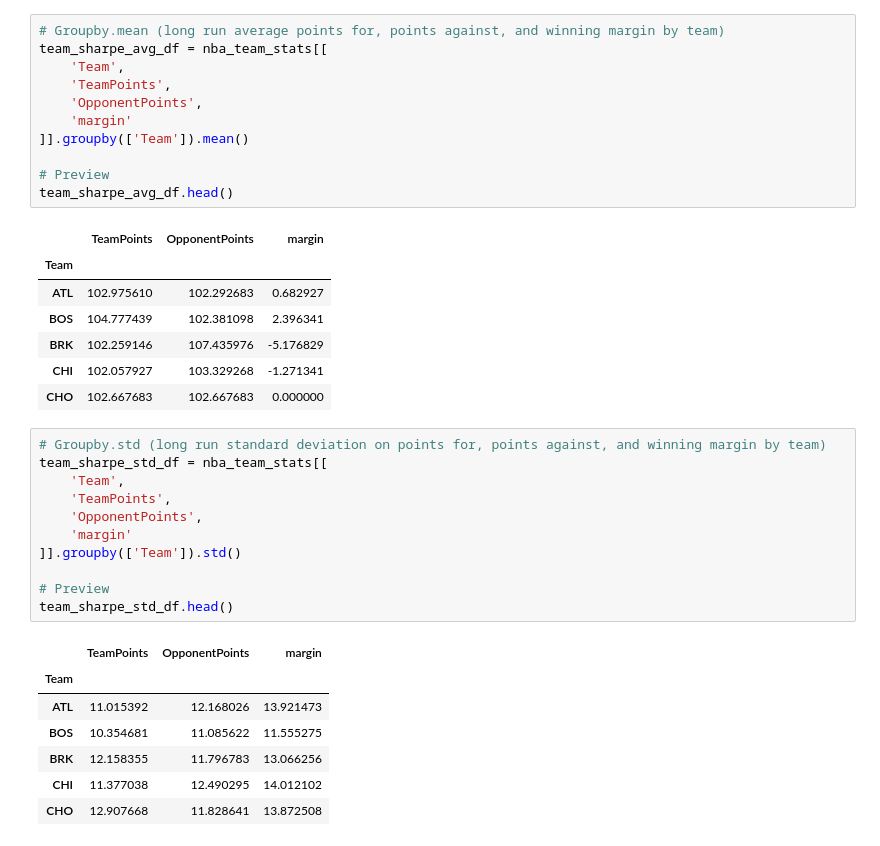
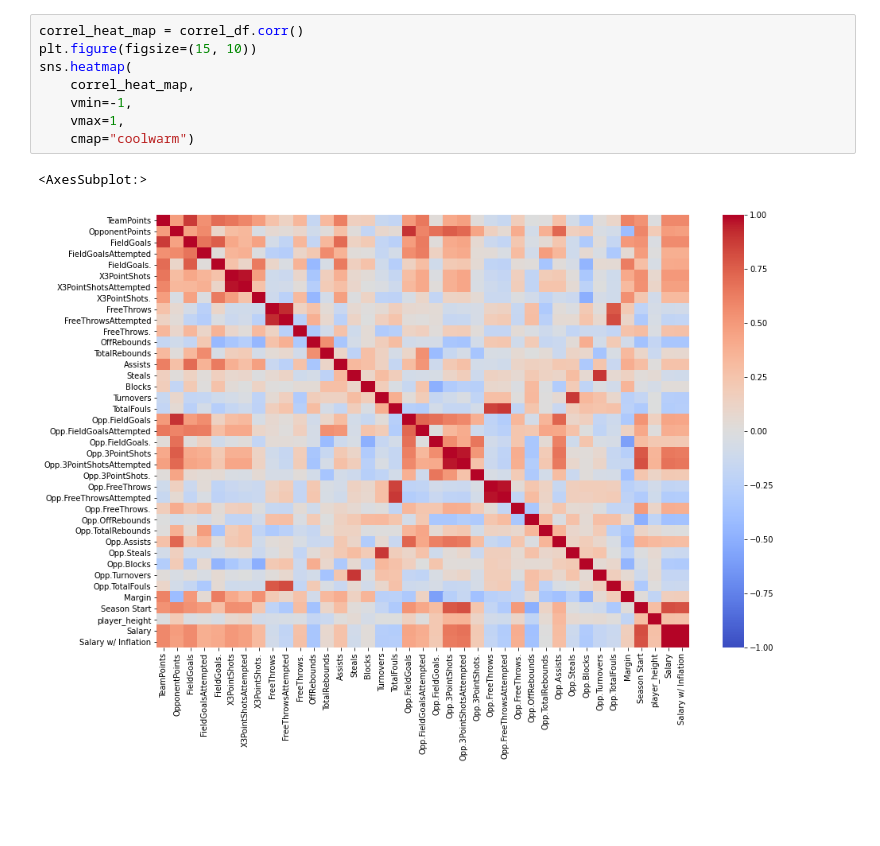
Before and after one commit to Kevin-Walsh97/Can-Championships-Be-Bought-, a Jupyter notebook: 2. Correlations/Phil_correlations v2.ipynb, the cells around one changed output. Cells and saved outputs as stored; diff of their text form; blank space fills up the shorter version.

```diff
--- a/2. Correlations/Phil_correlations v2.ipynb
+++ b/2. Correlations/Phil_correlations v2.ipynb
@@ -55,38 +101,11 @@ nba_team_stats.head()
-# %%
-# Groupby.mean (long run average points for, points against, and winning margin by team)
-team_sharpe_avg_df = nba_team_stats[[
-    'Team',
-    'TeamPoints',
-    'OpponentPoints',
-    'margin'
-]].groupby(['Team']).mean()
-
-# Preview
-team_sharpe_avg_df.head()
-# %% [output]
-|  | TeamPoints | OpponentPoints | margin |
-| Team |  |  |  |
-| ATL | 102.975610 | 102.292683 | 0.682927 |
-| BOS | 104.777439 | 102.381098 | 2.396341 |
-| BRK | 102.259146 | 107.435976 | -5.176829 |
-| CHI | 102.057927 | 103.329268 | -1.271341 |
-| CHO | 102.667683 | 102.667683 | 0.000000 |
-# %%
-# Groupby.std (long run standard deviation on points for, points against, and winning margin by team)
-team_sharpe_std_df = nba_team_stats[[
-    'Team',
-    'TeamPoints',
-    'OpponentPoints',
-    'margin'
-]].groupby(['Team']).std()
-
-# Preview
-team_sharpe_std_df.head()
-# %% [output]
-|  | TeamPoints | OpponentPoints | margin |
-| Team |  |  |  |
-| ATL | 11.015392 | 12.168026 | 13.921473 |
-| BOS | 10.354681 | 11.085622 | 11.555275 |
-| BRK | 12.158355 | 11.796783 | 13.066256 |
-| CHI | 11.377038 | 12.490295 | 14.012102 |
-| CHO | 12.907668 | 11.828641 | 13.872508 |
+# %%
+correl_heat_map = correl_df.corr()
+plt.figure(figsize=(15, 10))
+sns.heatmap(
+    correl_heat_map,
+    vmin=-1,
+    vmax=1,
+    cmap="coolwarm")
+# %% [output]
+<AxesSubplot:>
+[figure, added]
```
Also changed, not shown: parts of 12 cells of this notebook.
